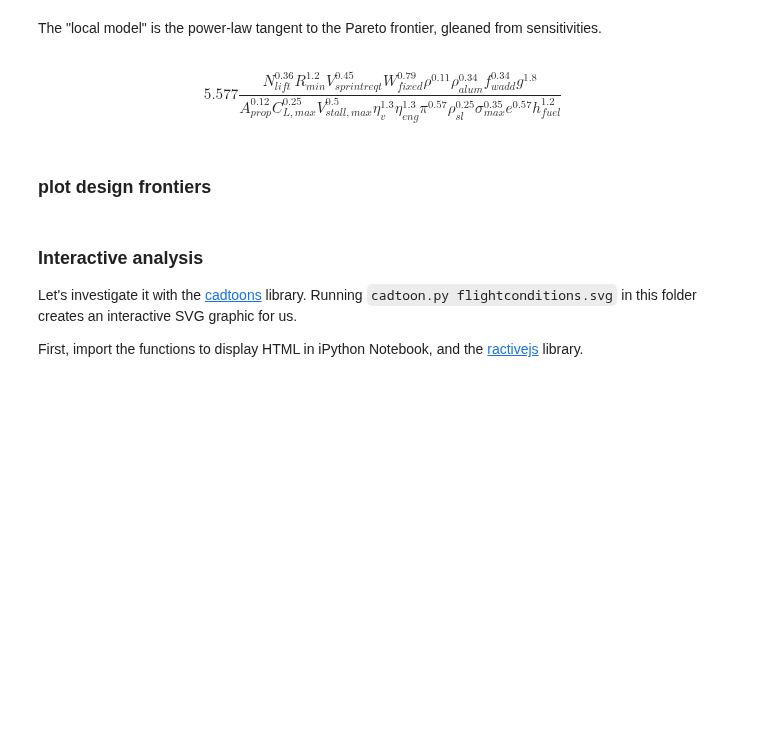
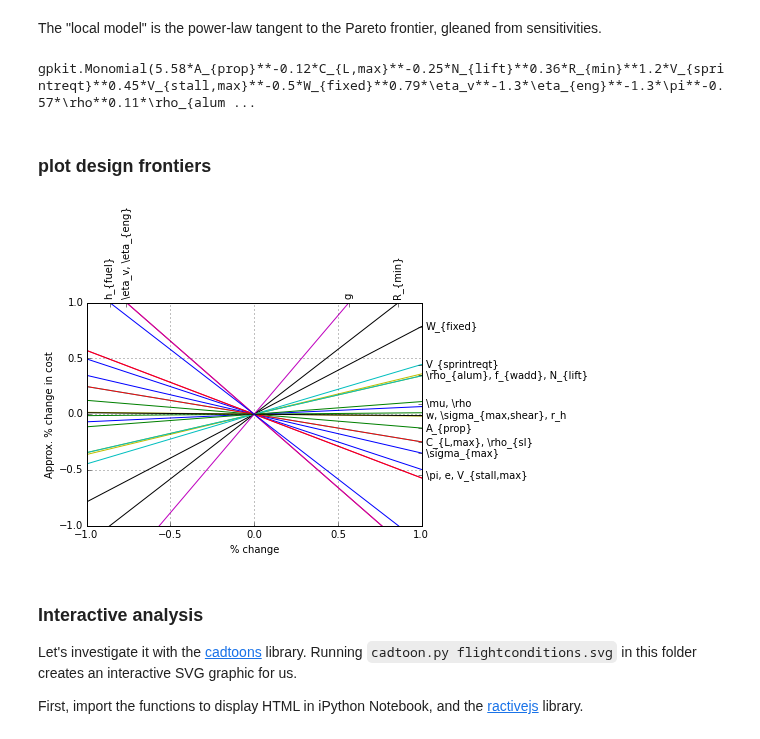
Before and after one commit to convexengineering/gpkit, a Jupyter notebook: docs/source/ipynb/Fuel/Fuel.ipynb, the cells around one changed output. Saved outputs shown, nothing was run; the diff lists cells and outputs as text; code cells hidden in the pictures; blank space fills up the shorter version.

Commit message:
draft changes to interactive

```diff
--- a/docs/source/ipynb/Fuel/Fuel.ipynb
+++ b/docs/source/ipynb/Fuel/Fuel.ipynb
@@ -149,4 +150,4 @@ wing_structural_model = (2*q >= 1 + p,
 eqns = (weight_relations + range_constraints + propulsive_efficiency
         + drag_model + steady_level_flight + landing_fc + sprint_fc + wing_structural_model)
 
-gp = gpkit.GP(W_fuel.sum(), eqns)
+m = gpkit.Model(W_fuel.sum(), eqns)
@@ -161,9 +207,9 @@ Solving took 0.0469 seconds.
 # %% [markdown]
 The "local model" is the power-law tangent to the Pareto frontier, gleaned from sensitivities.
 # %%
-sol["local_model"].flatten()[0]
+sol["localmodel"].flatten()[0]
 # %% [output]
-$$5.577\frac{N_{lift}^{0.36} R_{min}^{1.2} V_{sprintreqt}^{0.45} W_{fixed}^{0.79} \rho^{0.11} \rho_{alum}^{0.34} f_{wadd}^{0.34} g^{1.8}}{A_{prop}^{0.12} C_{L,max}^{0.25} V_{stall,max}^{0.5} \eta_v^{1.3} \eta_{eng}^{1.3} \pi^{0.57} \rho_{sl}^{0.25} \sigma_{max}^{0.35} e^{0.57} h_{fuel}^{1.2}}$$
+gpkit.Monomial(5.58*A_{prop}**-0.12*C_{L,max}**-0.25*N_{lift}**0.36*R_{min}**1.2*V_{sprintreqt}**0.45*V_{stall,max}**-0.5*W_{fixed}**0.79*\eta_v**-1.3*\eta_{eng}**-1.3*\pi**-0.57*\rho**0.11*\rho_{alum ...
 # %% [markdown]
 ### plot design frontiers
 # %%
@@ -177,3 +223,8 @@ $$5.577\frac{N_{lift}^{0.36} R_{min}^{1.2} V_{sprintreqt}^{0.45} W_{fixed}^{0.79
+# %%
+from gpkit.interactive.plotting import sensitivity_plot
+_ = sensitivity_plot(m)
+# %% [output]
+[figure, added]
 # %% [markdown]
 ### Interactive analysis
 
```
Also changed, not shown: parts of 13 cells of this notebook, 4 other files.
